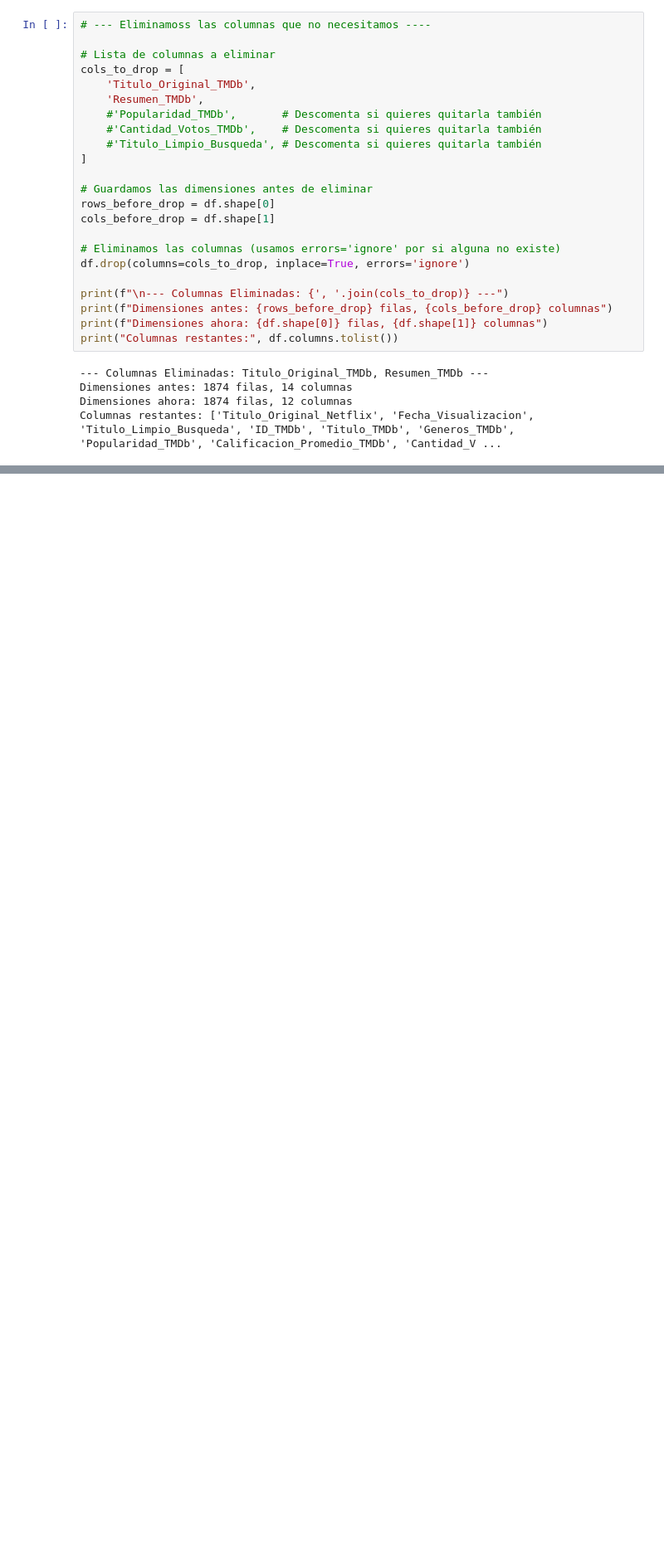
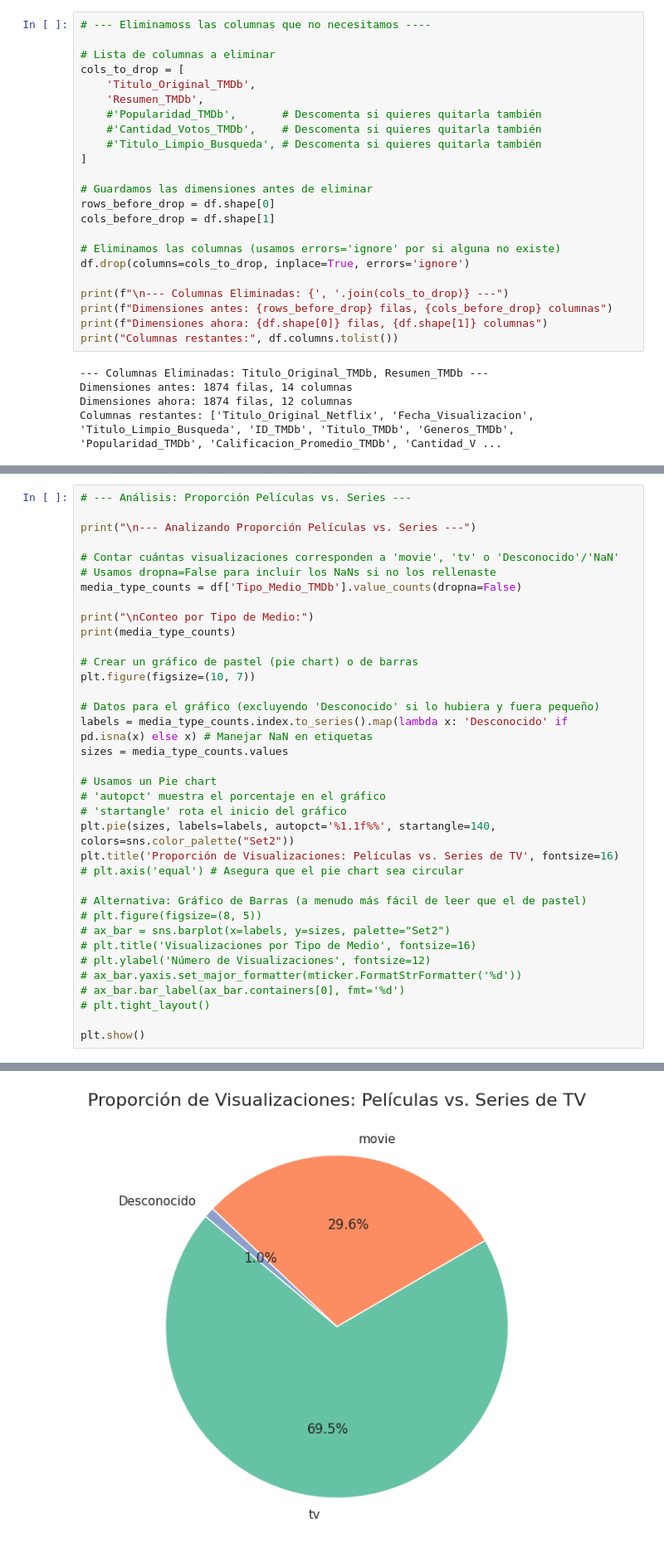
Before and after one commit to jorgesislema/Analisis-de_consumo_Netflix, a Jupyter notebook: notebooks/03_exploratory_data_analysis.ipynb, the cells around one changed output, grey strips where cells are left out. Shown at 83% size. Cells and saved outputs as stored; diff of their text form; blank space fills up the shorter version.

```diff
--- a/notebooks/03_exploratory_data_analysis.ipynb
+++ b/notebooks/03_exploratory_data_analysis.ipynb
@@ -231,0 +664,37 @@ For example, when doing 'df[col].method(value, inplace=True)', try using 'df.met
+# %%
+# --- Análisis: Proporción Películas vs. Series ---
+
+print("\n--- Analizando Proporción Películas vs. Series ---")
+
+# Contar cuántas visualizaciones corresponden a 'movie', 'tv' o 'Desconocido'/'NaN'
+# Usamos dropna=False para incluir los NaNs si no los rellenaste
+media_type_counts = df['Tipo_Medio_TMDb'].value_counts(dropna=False)
+
+print("\nConteo por Tipo de Medio:")
+print(media_type_counts)
+
+# Crear un gráfico de pastel (pie chart) o de barras
+plt.figure(figsize=(10, 7))
+
+# Datos para el gráfico (excluyendo 'Desconocido' si lo hubiera y fuera pequeño)
+labels = media_type_counts.index.to_series().map(lambda x: 'Desconocido' if pd.isna(x) else x) # Manejar NaN en etiquetas
+sizes = media_type_counts.values
+
+# Usamos un Pie chart
+# 'autopct' muestra el porcentaje en el gráfico
+# 'startangle' rota el inicio del gráfico
+plt.pie(sizes, labels=labels, autopct='%1.1f%%', startangle=140, colors=sns.color_palette("Set2"))
+plt.title('Proporción de Visualizaciones: Películas vs. Series de TV', fontsize=16)
+# plt.axis('equal') # Asegura que el pie chart sea circular
+
+# Alternativa: Gráfico de Barras (a menudo más fácil de leer que el de pastel)
+# plt.figure(figsize=(8, 5))
+# ax_bar = sns.barplot(x=labels, y=sizes, palette="Set2")
+# plt.title('Visualizaciones por Tipo de Medio', fontsize=16)
+# plt.ylabel('Número de Visualizaciones', fontsize=12)
+# ax_bar.yaxis.set_major_formatter(mticker.FormatStrFormatter('%d'))
+# ax_bar.bar_label(ax_bar.containers[0], fmt='%d')
+# plt.tight_layout()
+
+plt.show()
+# %% [output]
@@ -231,0 +709 @@ For example, when doing 'df[col].method(value, inplace=True)', try using 'df.met
+[figure, added]
```
Also changed, not shown: parts of 15 cells of this notebook.
